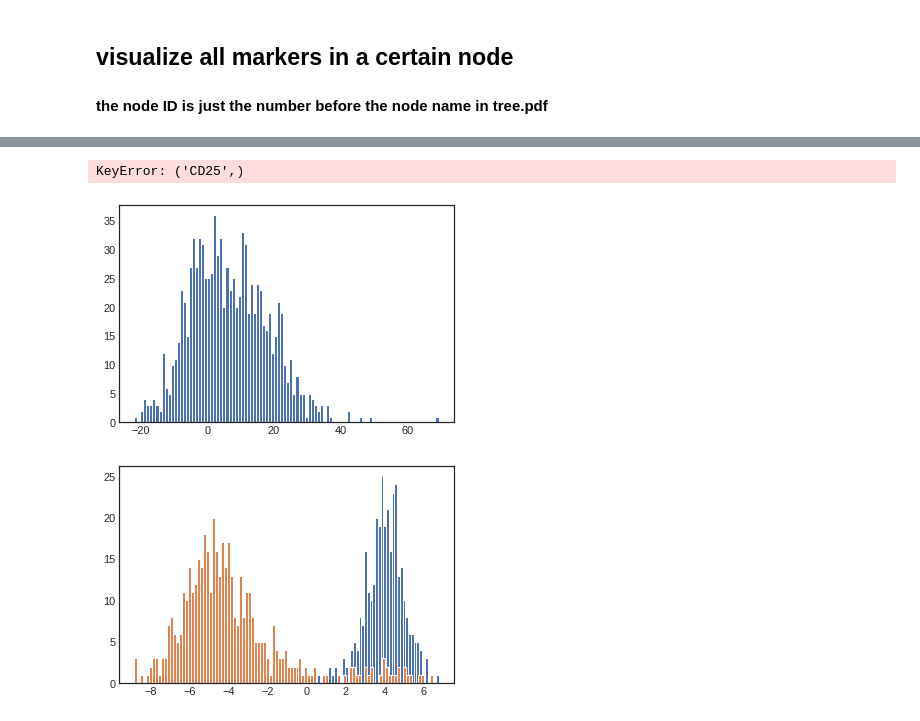
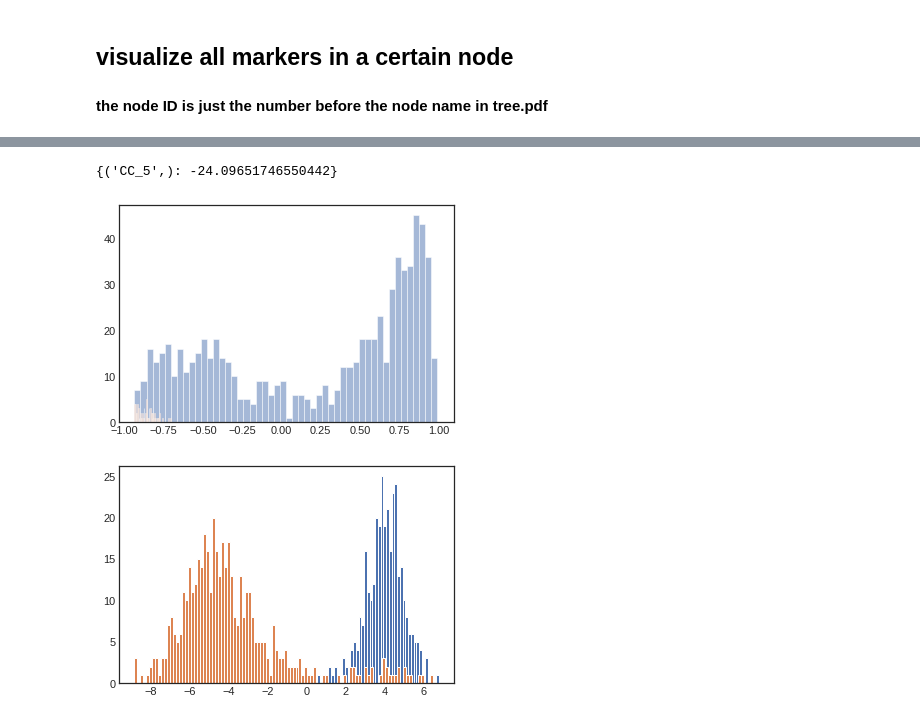
Before and after one commit to xinzhu-email/CITE-pool, a Jupyter notebook: AnalysisTutorial_.ipynb, the cells around one changed output, grey strips where cells are left out. Drawn from its saved outputs; the diff is of its cells as text; code cells hidden in the pictures.

```diff
--- a/AnalysisTutorial_.ipynb
+++ b/AnalysisTutorial_.ipynb
@@ -71,14 +73,9 @@ KeyError: 'bp_ncluster'
 # %%
-node = traversal.get_node(12)
-node.all_clustering_dic[1][('CD25',)]#['similarity_stopped'][('CD4-2',)]
+node = traversal.get_node(13)
+node.all_clustering_dic[1]#[('CC_1','CC_3',)]['mp_clustering']#['similarity_stopped'][('CD4-2',)]
 # len(node.indices)
 node.score_dict
 # node.stop
 # node.artificial_w
 # %% [output]
-KeyError: ('CD25',)
+{('CC_5',): -24.09651746550442}
-# %%
-plt.hist(node.artificial_w,bins=100)
-plt.show()
-# %% [output]
-[figure, removed]
@@ -85,2 +87,19 @@ plt.show()
+# %%
+node = traversal.get_node(17)
+# plt.hist(node.embedding['CC_1'],bins=100)
+plt.hist(node.embedding.loc[rnadata.obs['label_l2']=='CD8 TEM','CC_1'],bins=50, alpha=0.5)
+plt.hist(node.embedding.loc[rnadata.obs['label_l2']=='CD8 TCM','CC_1'],bins=50, alpha=0.5)
+plt.hist(node.embedding.loc[rnadata.obs['label_l2']=='MAIT','CC_1'],bins=50, alpha=0.5)
+# plt.hist(node.embedding.loc[rnadata.obs['label_l2']=='CD4 CTL','CC_1'],bins=100)
+# plt.hist(data_.loc[node.indices,'IL17A'],bins=100)
+# plt.hist(data_.loc[rnadata.obs['label_l2']=='MAIT','CD26'],bins=100)
+# plt.scatter(node.embedding.loc[:,'CC_5'],node.embedding.loc[:,'CC_3'],alpha=0.5)
+# plt.scatter(node.embedding.loc[rnadata.obs['label_l2']=='CD4 TCM','CC_5'],node.embedding.loc[rnadata.obs['label_l2']=='CD4 TCM','CC_3'])
+# plt.scatter(node.embedding.loc[rnadata.obs['label_l2']=='CD4 TEM','CC_5'],node.embedding.loc[rnadata.obs['label_l2']=='CD4 TEM','CC_3'])
+# plt.scatter(node.embedding.loc[rnadata.obs['label_l2']=='MAIT','CC_5'],node.embedding.loc[rnadata.obs['label_l2']=='MAIT','CC_3'])
+# plt.legend(['B naive','B memory'])
+plt.show()
+# %% [output]
+[figure, added]
 # %%
 import scanpy as sc
```
Also changed, not shown: parts of 8 cells of this notebook, 6 other files.
